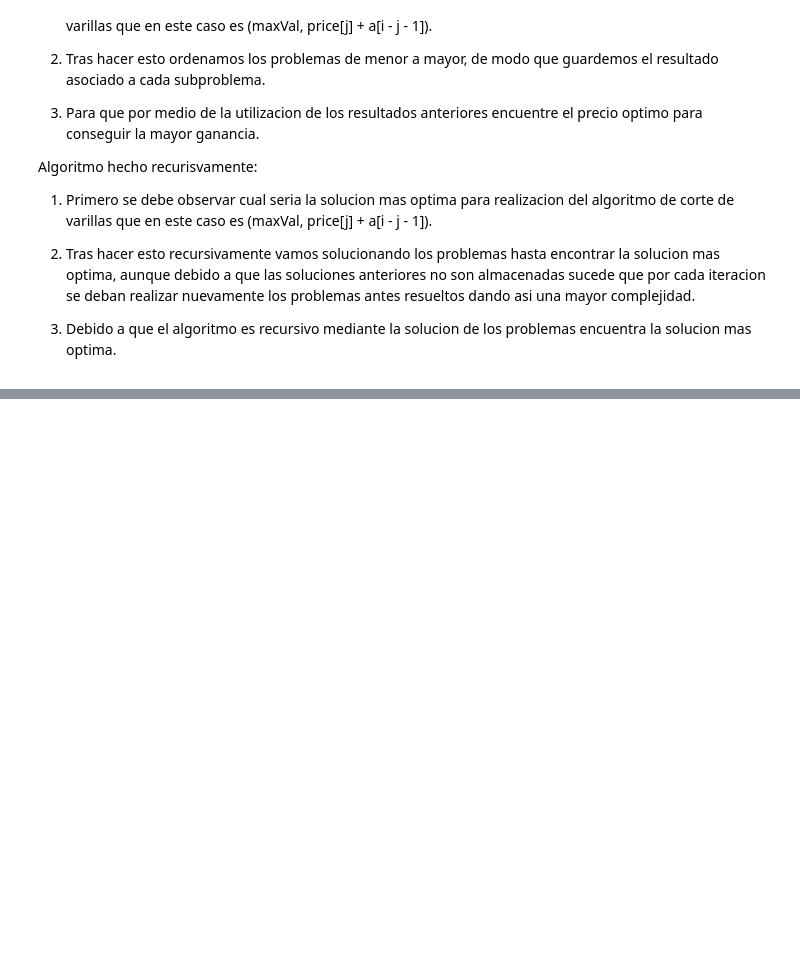
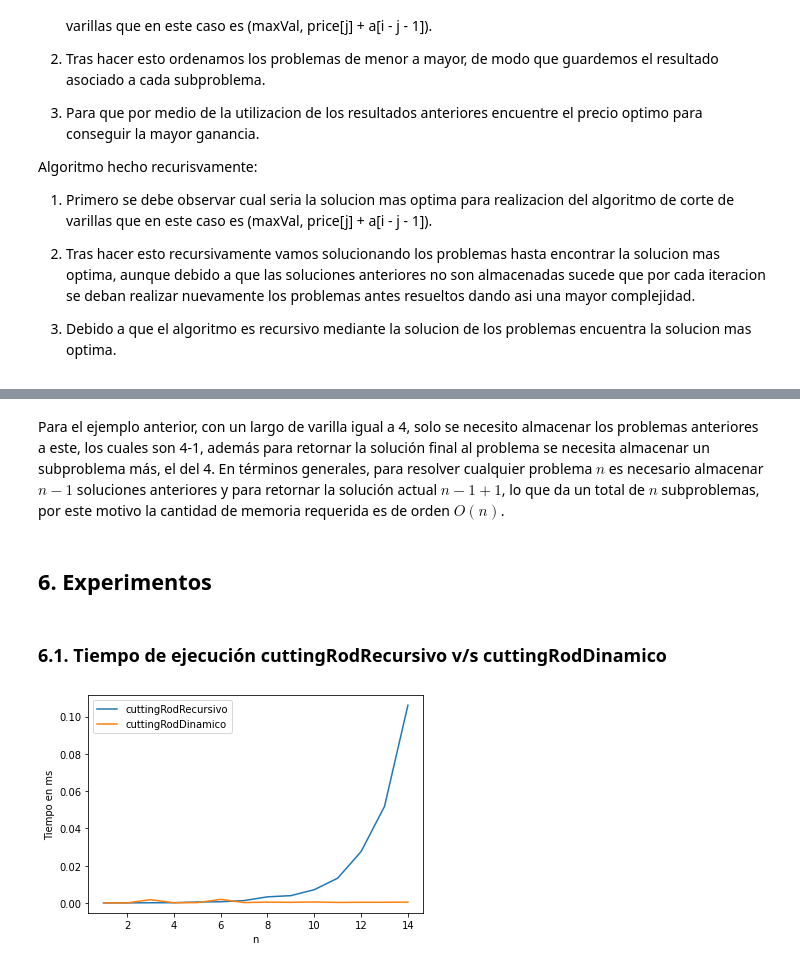
Before and after one commit to Jorgee18/ADA-Informes, a Jupyter notebook: Cutting_a_Rod.ipynb, the cells around one changed output, grey strips where cells are left out. Cells and saved outputs as stored; diff of their text form; code cells hidden in the pictures; blank space fills up the shorter version.

```diff
--- a/Cutting_a_Rod.ipynb
+++ b/Cutting_a_Rod.ipynb
@@ -225,0 +144,8 @@ Como ejemplo del mejor y peor caso, se pueden observar las demostraciones anteri
+# %%
+#Cutting a Rod utilizando programacion dinamica
+arreglo = [1,5,8,9,10,17,17,20]
+largo = len(arreglo)
+a, cont, comp = cuttingRodDinamico(arreglo, largo, True)
+print("La ganancia maxima es:", a)
+print("Cantidad de comparaciones: ",comp)
+print("Cantidad de subproblemas", cont)
@@ -225,0 +260,34 @@ Como ejemplo del mejor y peor caso, se pueden observar las demostraciones anteri
+# %% [markdown]
+Para el ejemplo anterior, con un largo de varilla igual a 4, solo se necesito almacenar los problemas anteriores a este, los cuales son 4-1, además para retornar la solución final al problema se necesita almacenar un subproblema más, el del 4. En términos generales, para resolver cualquier problema $n$ es necesario almacenar $n-1$ soluciones anteriores y para retornar la solución actual $n-1+1$, lo que da un total de $n$ subproblemas, por este motivo la cantidad de memoria requerida es de orden $O(n)$.
+# %% [markdown]
+## **6. Experimentos**
+# %% [markdown]
+### **6.1. Tiempo de ejecución cuttingRodRecursivo v/s cuttingRodDinamico**
+# %%
+x=[]
+y_Dynamic = []
+y_NoDynamic = []
+
+for n in range(1,15):
+  a = cutrod_instance_generator(n)
+  b = deepcopy(a)
+  b.insert(0, 0)
+
+  #la función repeat está ejecutando 20 veces Bottom_Up_CutRod con el arreglo b y retorna el mejor tiempo obtenido.
+  t_Dynamic = repeat(setup="from __main__ import cuttingRodDinamico", stmt=f"cuttingRodDinamico({b},{n})", repeat=1, number=10)
+  #la función repeat está ejecutando 20 veces CutRod con el arreglo a y retorna el mejor tiempo obtenido.
+  t_NoDynamic = repeat(setup="from __main__ import cuttingRodRecursivo", stmt=f"cuttingRodRecursivo({a},{n})", repeat=1, number=10)
+
+  x.append(n)
+  y_Dynamic.append(t_Dynamic)
+  y_NoDynamic.append(t_NoDynamic)
+
+plt.plot(x,y_NoDynamic)
+plt.plot(x,y_Dynamic)
+plt.legend(["cuttingRodRecursivo","cuttingRodDinamico"])
+
+plt.xlabel('n')
+plt.ylabel('Tiempo en ms')
+plt.show()
+# %% [output]
+[figure, added]
```
Also changed, not shown: parts of 46 cells of this notebook.
